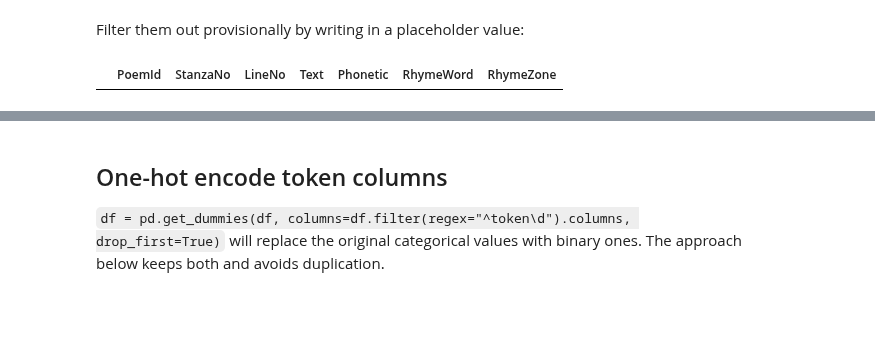
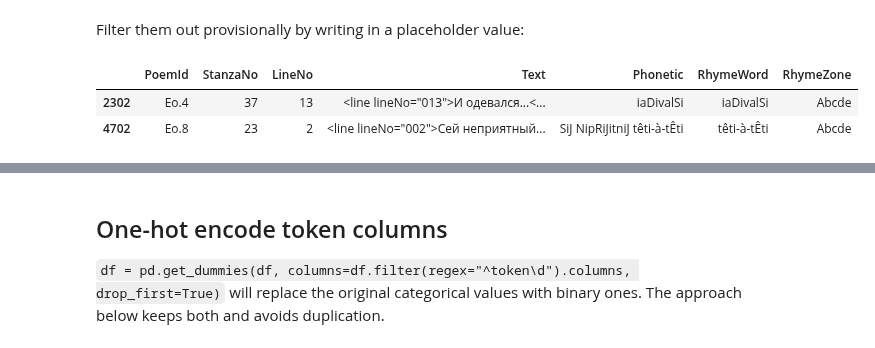
Before and after one commit to Data-Science-for-Linguists-2019/russian_rhyme, a Jupyter notebook: dev/progress_report_4.ipynb, the cells around one changed output, grey strips where cells are left out. Drawn from its saved outputs; the diff is of its cells as text; code cells hidden in the pictures; blank space fills up the shorter version.

```diff
--- a/dev/progress_report_4.ipynb
+++ b/dev/progress_report_4.ipynb
@@ -316,9 +316,11 @@ df[df["RhymeZone"].isnull()]
 Filter them out provisionally by writing in a placeholder value:
 # %%
 df.loc[df["RhymeZone"].isnull(), "RhymeZone"] = "Abcde"
-df[df["RhymeZone"] == "Aplaceholder"]
+df[df["RhymeZone"] == "Abcde"]
 # %% [output]
 |  | PoemId | StanzaNo | LineNo | Text | Phonetic | RhymeWord | RhymeZone |
+| 2302 | Eo.4 | 37 | 13 | <line lineNo="013">И одевался...<... | iaDivalSi | iaDivalSi | Abcde |
+| 4702 | Eo.8 | 23 | 2 | <line lineNo="002">Сей неприятный... | SiJ NipRiJitniJ têti-à-tÊti | têti-à-tÊti | Abcde |
 # %%
 df["tokenized"] = [x[0] for x in df["RhymeZone"].str.
                    findall(r"(.?)([AEIOU])([^aeiou]*)([aeiou]?)([^aeiou]*)([aeiou]?)([^aeiou]*)([aeiou]?)([^aeiou]*)([aeiou]?)([^aeiou]*)([aeiou]?)([^aeiou]*)([aeiou]?)([^aeiou]*)([aeiou]?)([^aeiou]*)([aeiou]?)")]
```
Also changed, not shown: parts of 5 cells of this notebook.
